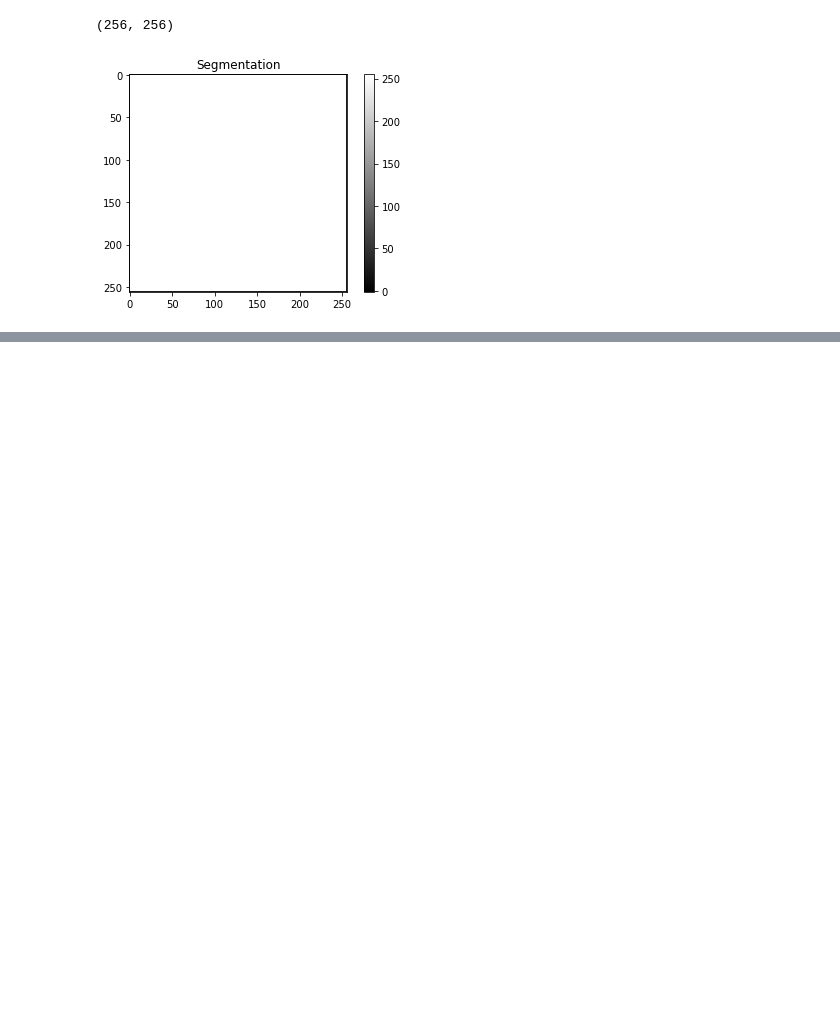
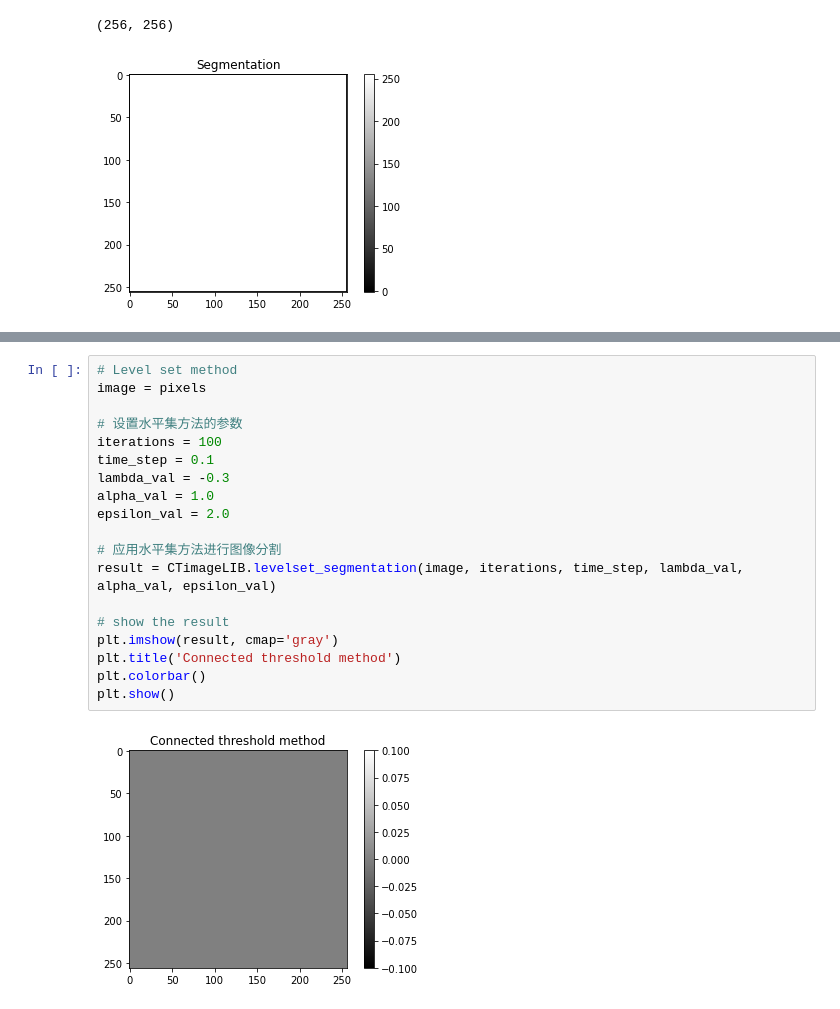
Before and after one commit to CorleoneJW/3DHuman, a Jupyter notebook: CTimage.ipynb, the cells around one changed output, grey strips where cells are left out. Drawn from its saved outputs; the diff is of its cells as text; blank space fills up the shorter version.

```diff
--- a/CTimage.ipynb
+++ b/CTimage.ipynb
@@ -150,0 +169,21 @@ plt.show()
+# %%
+# Level set method
+image = pixels
+
+# 设置水平集方法的参数
+iterations = 100
+time_step = 0.1
+lambda_val = -0.3
+alpha_val = 1.0
+epsilon_val = 2.0
+
+# 应用水平集方法进行图像分割
+result = CTimageLIB.levelset_segmentation(image, iterations, time_step, lambda_val, alpha_val, epsilon_val)
+
+# show the result
+plt.imshow(result, cmap='gray')
+plt.title('Connected threshold method')
+plt.colorbar()
+plt.show()
+# %% [output]
+[figure, added]
```
Also changed, not shown: parts of 9 cells of this notebook, 1 other file.
